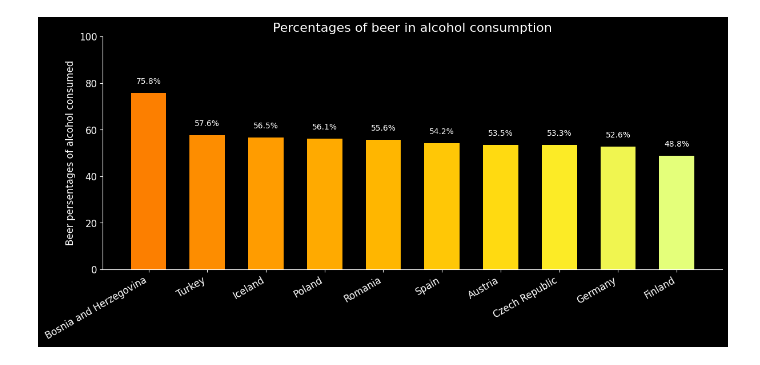
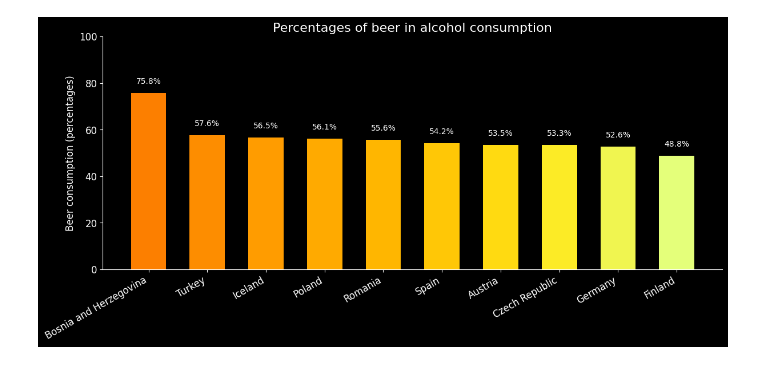
Before and after one commit to gruuubcioo/Alcohol-consumption-in-Europe, a Jupyter notebook: main.ipynb, the cells around one changed output. Cells and saved outputs as stored; diff of their text form; code cells hidden in the pictures.

```diff
--- a/main.ipynb
+++ b/main.ipynb
@@ -86,28 +86,28 @@ fig.autofmt_xdate()
 # %%
 sorted_by_beer = data.sort_values(by='beer_percentage', ascending=False)
 x = sorted_by_beer['country'].head(10)
 y = sorted_by_beer['beer_percentage'].head(10)
 
 # Tworzenie mapy kolorów
 cmap = plt.cm.Wistia_r  # Wybór mapy kolorów
 colors = cmap(np.linspace(0, 1, len(y)))  # Generowanie kolorów dla każdego słupka
 
 plt.style.use('dark_background')
 fig, ax = plt.subplots(figsize=(14, 6))
 plt.ylim((0, 100))
 
 ax.bar(x, y, width=0.6, color=colors)
 
 for i, liters in enumerate(y):
     ax.text(i, liters + 5, f"{liters}%", ha="center", va="center")
 
 ax.set_title("Percentages of beer in alcohol consumption", fontsize=16)
 ax.set_xlabel("", fontsize=12)
-ax.set_ylabel("Beer persentages of alcohol consumed", fontsize=12)
+ax.set_ylabel("Beer consumption (percentages)", fontsize=12)
 ax.tick_params(labelsize=12)
 ax.spines["top"].set_visible(False)
 ax.spines["right"].set_visible(False)
 
 fig.autofmt_xdate()
 # %% [output]
-[figure, old version]
+[figure, new version]
```
Also changed, not shown: parts of 4 cells of this notebook.
